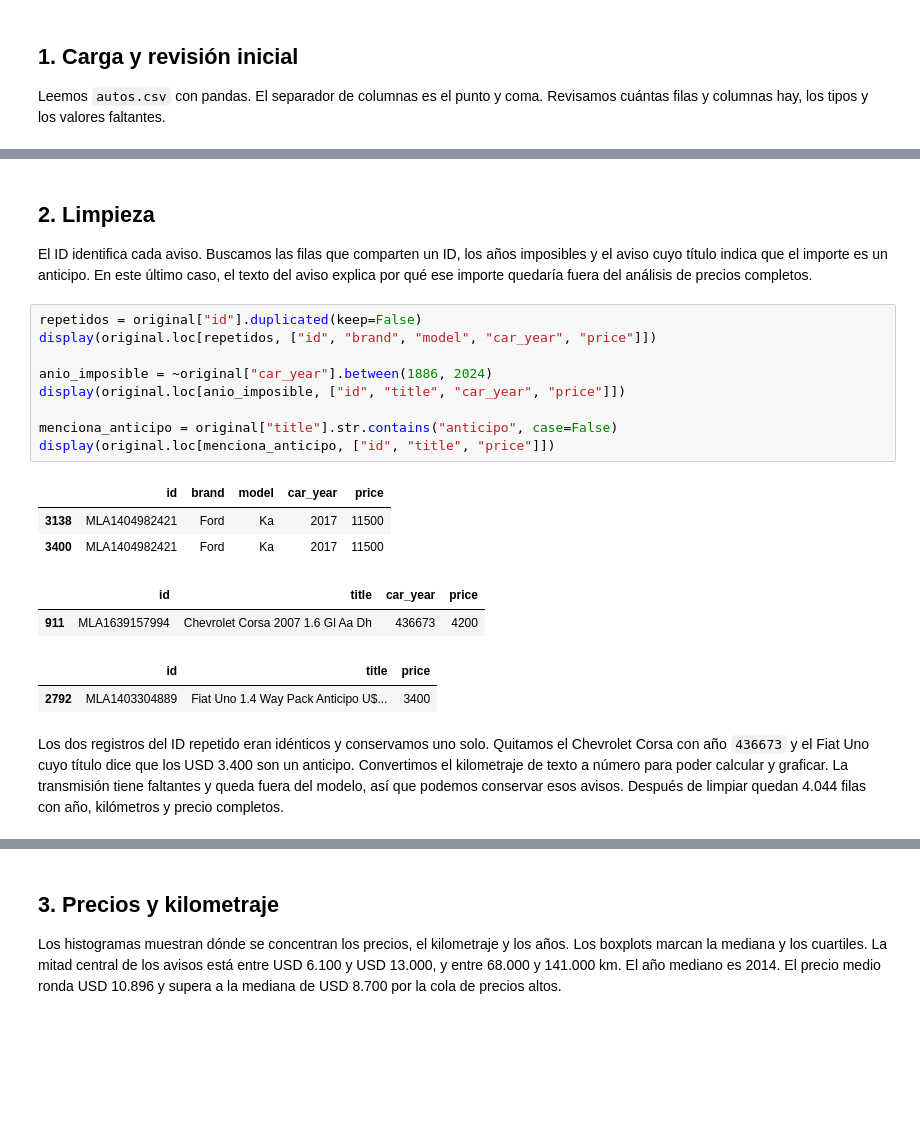
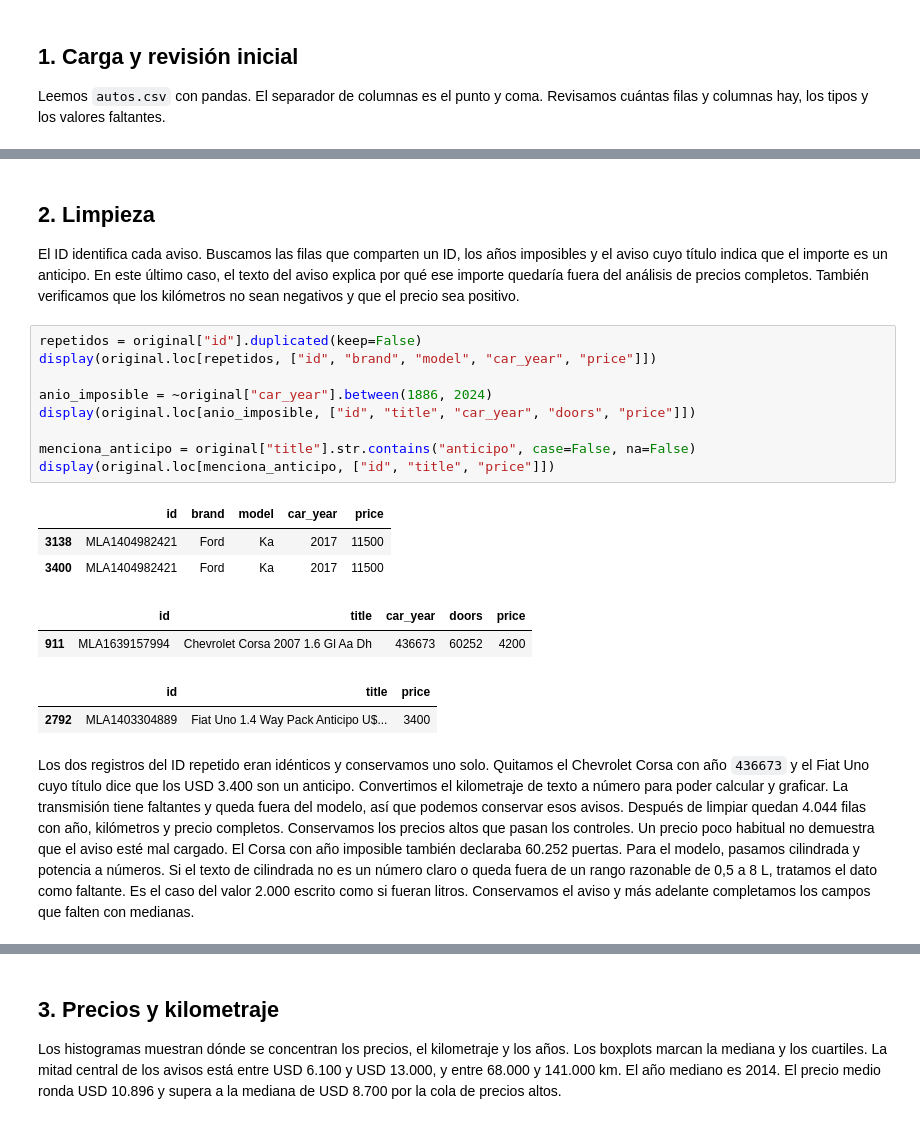
Before and after one commit to FacundoRodrigues87/tp-autos-argentina, a Jupyter notebook: TP_autos.ipynb, the cells around one changed output, grey strips where cells are left out. Drawn from its saved outputs; the diff is of its cells as text; blank space fills up the shorter version.

```diff
--- a/TP_autos.ipynb
+++ b/TP_autos.ipynb
@@ -68,26 +71,26 @@ memory usage: 379.5 KB
 # %% [markdown]
 ## 2. Limpieza
 
-El ID identifica cada aviso. Buscamos las filas que comparten un ID, los años imposibles y el aviso cuyo título indica que el importe es un anticipo. En este último caso, el texto del aviso explica por qué ese importe quedaría fuera del análisis de precios completos.
+El ID identifica cada aviso. Buscamos las filas que comparten un ID, los años imposibles y el aviso cuyo título indica que el importe es un anticipo. En este último caso, el texto del aviso explica por qué ese importe quedaría fuera del análisis de precios completos. También verificamos que los kilómetros no sean negativos y que el precio sea positivo.
 # %%
 repetidos = original["id"].duplicated(keep=False)
 display(original.loc[repetidos, ["id", "brand", "model", "car_year", "price"]])
 
 anio_imposible = ~original["car_year"].between(1886, 2024)
-display(original.loc[anio_imposible, ["id", "title", "car_year", "price"]])
+display(original.loc[anio_imposible, ["id", "title", "car_year", "doors", "price"]])
 
-menciona_anticipo = original["title"].str.contains("anticipo", case=False)
+menciona_anticipo = original["title"].str.contains("anticipo", case=False, na=False)
 display(original.loc[menciona_anticipo, ["id", "title", "price"]])
 # %% [output]
 |  | id | brand | model | car_year | price |
 | 3138 | MLA1404982421 | Ford | Ka | 2017 | 11500 |
 | 3400 | MLA1404982421 | Ford | Ka | 2017 | 11500 |
-|  | id | title | car_year | price |
-| 911 | MLA1639157994 | Chevrolet Corsa 2007 1.6 Gl Aa Dh | 436673 | 4200 |
+|  | id | title | car_year | doors | price |
+| 911 | MLA1639157994 | Chevrolet Corsa 2007 1.6 Gl Aa Dh | 436673 | 60252 | 4200 |
 |  | id | title | price |
 | 2792 | MLA1403304889 | Fiat Uno 1.4 Way Pack Anticipo U$... | 3400 |
 # %% [markdown]
-Los dos registros del ID repetido eran idénticos y conservamos uno solo. Quitamos el Chevrolet Corsa con año `436673` y el Fiat Uno cuyo título dice que los USD 3.400 son un anticipo. Convertimos el kilometraje de texto a número para poder calcular y graficar. La transmisión tiene faltantes y queda fuera del modelo, así que podemos conservar esos avisos. Después de limpiar quedan 4.044 filas con año, kilómetros y precio completos.
+Los dos registros del ID repetido eran idénticos y conservamos uno solo. Quitamos el Chevrolet Corsa con año `436673` y el Fiat Uno cuyo título dice que los USD 3.400 son un anticipo. Convertimos el kilometraje de texto a número para poder calcular y graficar. La transmisión tiene faltantes y queda fuera del modelo, así que podemos conservar esos avisos. Después de limpiar quedan 4.044 filas con año, kilómetros y precio completos. Conservamos los precios altos que pasan los controles. Un precio poco habitual no demuestra que el aviso esté mal cargado. El Corsa con año imposible también declaraba 60.252 puertas. Para el modelo, pasamos cilindrada y potencia a números. Si el texto de cilindrada no es un número claro o queda fuera de un rango razonable de 0,5 a 8 L, tratamos el dato como faltante. Es el caso del valor 2.000 escrito como si fueran litros. Conservamos el aviso y más adelante completamos los campos que falten con medianas.
 # %%
 autos = original.drop_duplicates(subset="id").copy()
 autos = autos[autos["car_year"].between(1886, 2024)].copy()
```
Also changed, not shown: parts of 23 cells of this notebook, 37 other files.
